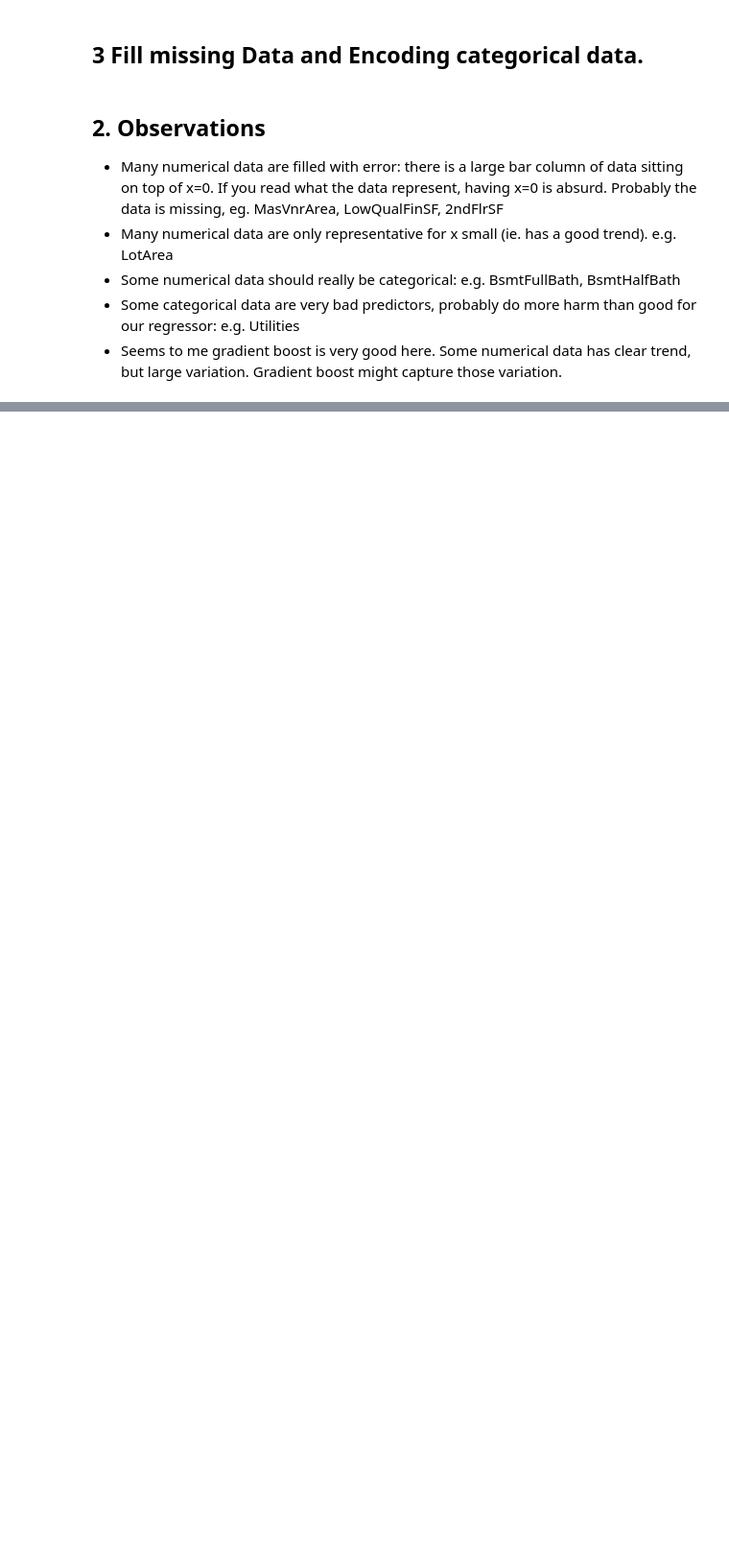
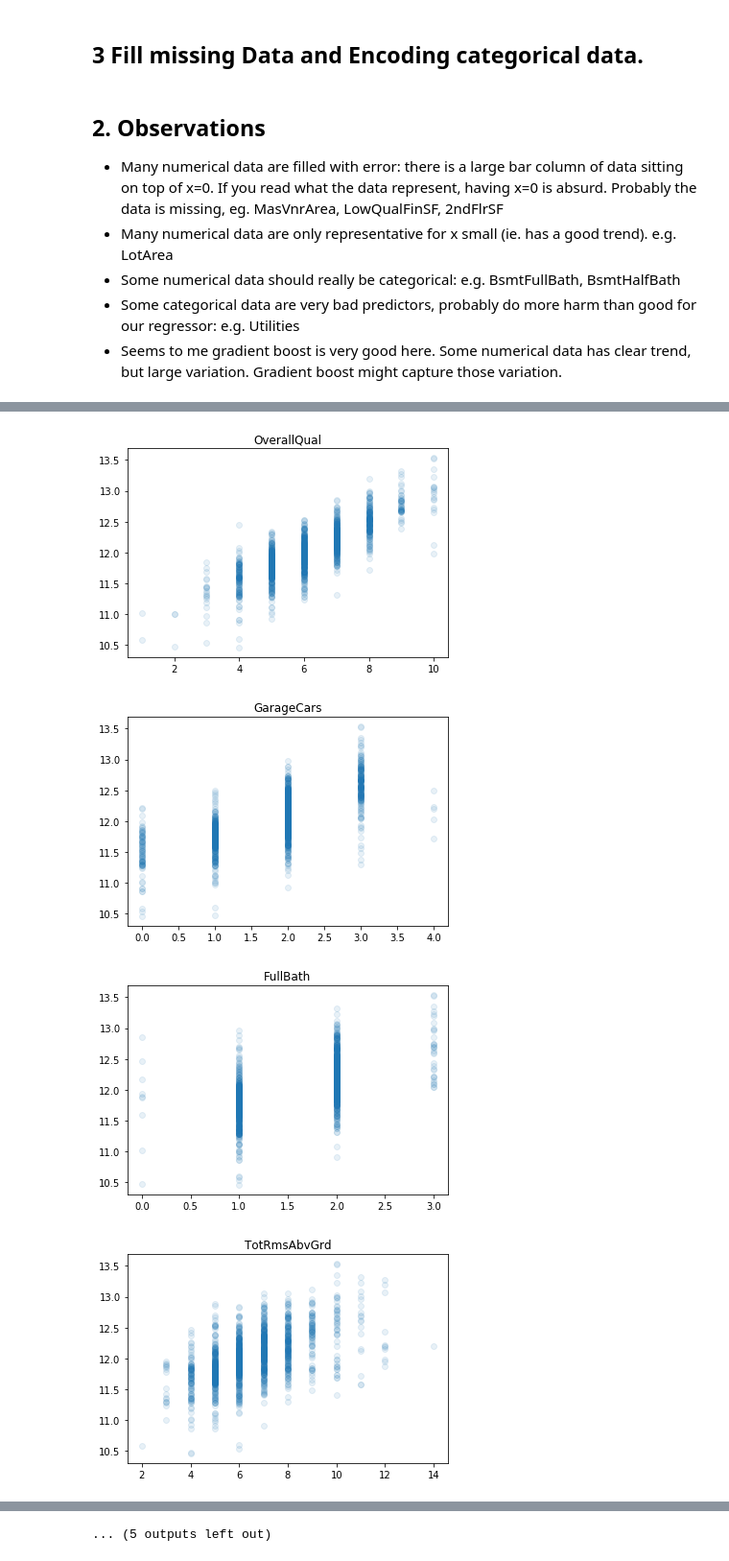
Before and after one commit to nehcili/kaggle, a Jupyter notebook: housing/housing_data_analysis.ipynb, the cells around one changed output, grey strips where cells are left out. Shown at 96% size. Cells and saved outputs as stored; diff of their text form; code cells hidden in the pictures; blank space fills up the shorter version.

```diff
--- a/housing/housing_data_analysis.ipynb
+++ b/housing/housing_data_analysis.ipynb
@@ -247,0 +278,7 @@ a =
+# %%
+make_plots(discretes, np.log(nums))
+# %% [output]
+[figure, added]
+[figure, added]
+[figure, added]
+[figure, added]
@@ -247,0 +293 @@ a =
+... (5 outputs left out)
```
Also changed, not shown: parts of 25 cells of this notebook, 6 other files.
